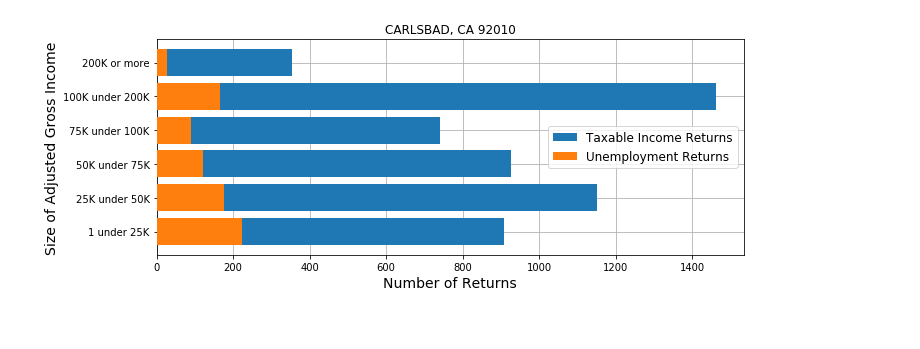
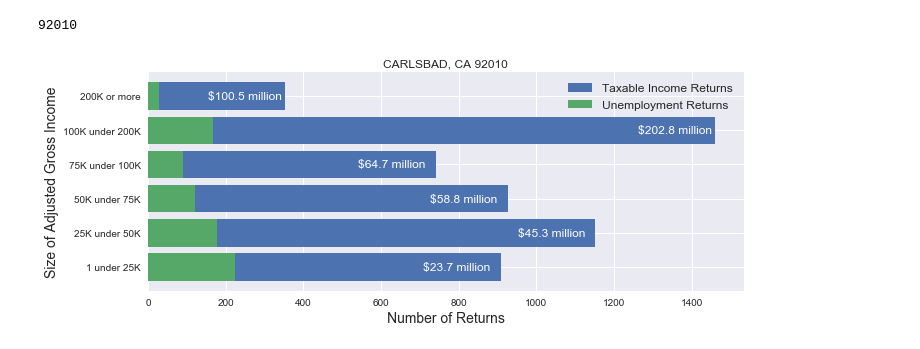
Before and after one commit to davidjaimes/pain-pills-in-the-usa, a Jupyter notebook: David/income/stacked.ipynb, the cells around one changed output. Saved outputs shown, nothing was run; the diff lists cells and outputs as text; code cells hidden in the pictures.

Commit message:
make stakced plots of top 3 ctities with most pills

```diff
--- a/David/income/stacked.ipynb
+++ b/David/income/stacked.ipynb
@@ -9,15 +9,19 @@ place = 2
 pills = pills.sort_values(by='Pills', ascending=False).iloc[[place]]
 #pills = pills.sort_values(by='Pills', ascending=False).head(100)
 zipcode = pills['Zip Code']
+zipcode[place]
+# %% [output]
+92010
 # %%
 df = pd.read_csv('data/10zp05ca.csv')
 df1 = df[['Zip Code', 'Size AGI', 'Taxable Income Returns']]
 df2 = df[['Zip Code', 'Size AGI', 'Unemployment Returns']]
+df3 = df[['Zip Code', 'Size AGI', 'AGI']]
 #df1 = df[['Zip Code', 'Size AGI', 'AGI']]
 #df2 = df[['Zip Code', 'Size AGI', 'Taxable Income Amount']]
 # %%
 columns = sorted(df['Size AGI'].unique())
-def plt_df(df, bottom=False):
+def plt_df(df, df3=None):
     names = df.columns[2]
     df = df.set_index(['Zip Code', 'Size AGI'])
     index = df.unstack().index
@@ -29,19 +33,28 @@ def plt_df(df, bottom=False):
     for zc in zipcode:
         values += mydf[mydf.index == zc].values.flatten()
     plt.barh(inrng, values, zorder=3, label=names)
+    if isinstance(df3, pd.DataFrame):
+        df3 = df3[df3['Zip Code'] == zipcode[place]]
+        df3 = df3.set_index(['Zip Code', 'Size AGI'])
+        val = df3['AGI'].values
+        for i, (v1, v2) in enumerate(zip(val, values)):
+            if v2 > 200:
+                plt.text(v2-200, i, f'${v1/1e3:.1f} million', verticalalignment='center', size=12, color='white')
+            else:
+                plt.text(v2+100, i, f'${v1/1e3:.1f} million', verticalalignment='center', size=12, color='black')
 # %%
 plt.figure(figsize=(10, 4))
-p1 = plt_df(df1)
+plt.style.use('seaborn')
+p1 = plt_df(df1, df3)
 p2 = plt_df(df2)
 if len(pills) == 1:
     plt.title(f"{pills['City'].values[0]}, CA {pills['Zip Code'].values[0]}")
 else:
     plt.title(f'Top {len(pills)} Cities', size=24)
 plt.xlabel('Number of Returns', size=14)
 plt.ylabel('Size of Adjusted Gross Income', size=14)
-plt.grid()
 plt.legend(fontsize=12)
 plt.tight_layout()
-plt.savefig(f"{pills['City'].values[0]}.png")
+plt.savefig(f"images/{pills['City'].values[0]}.png", dpi=300)
 # %% [output]
-[figure, old version]
+[figure, new version]
```
Also changed, not shown: 7 other files.
